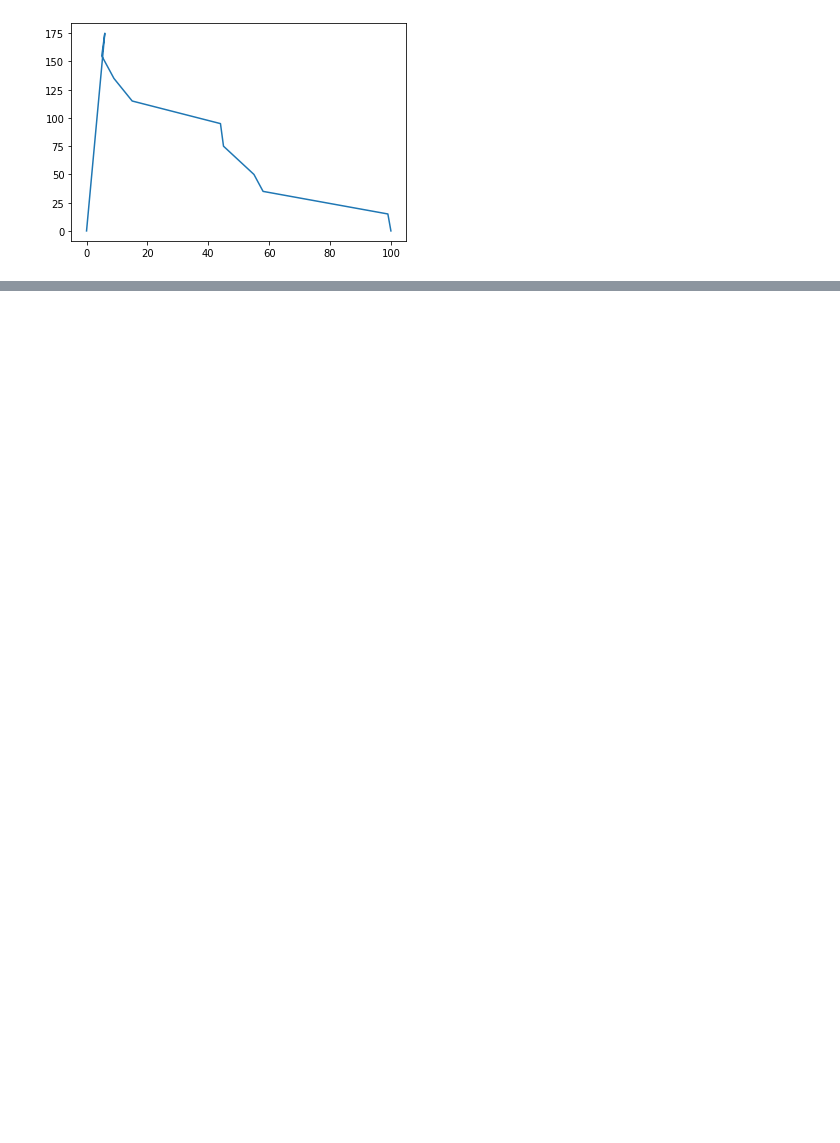
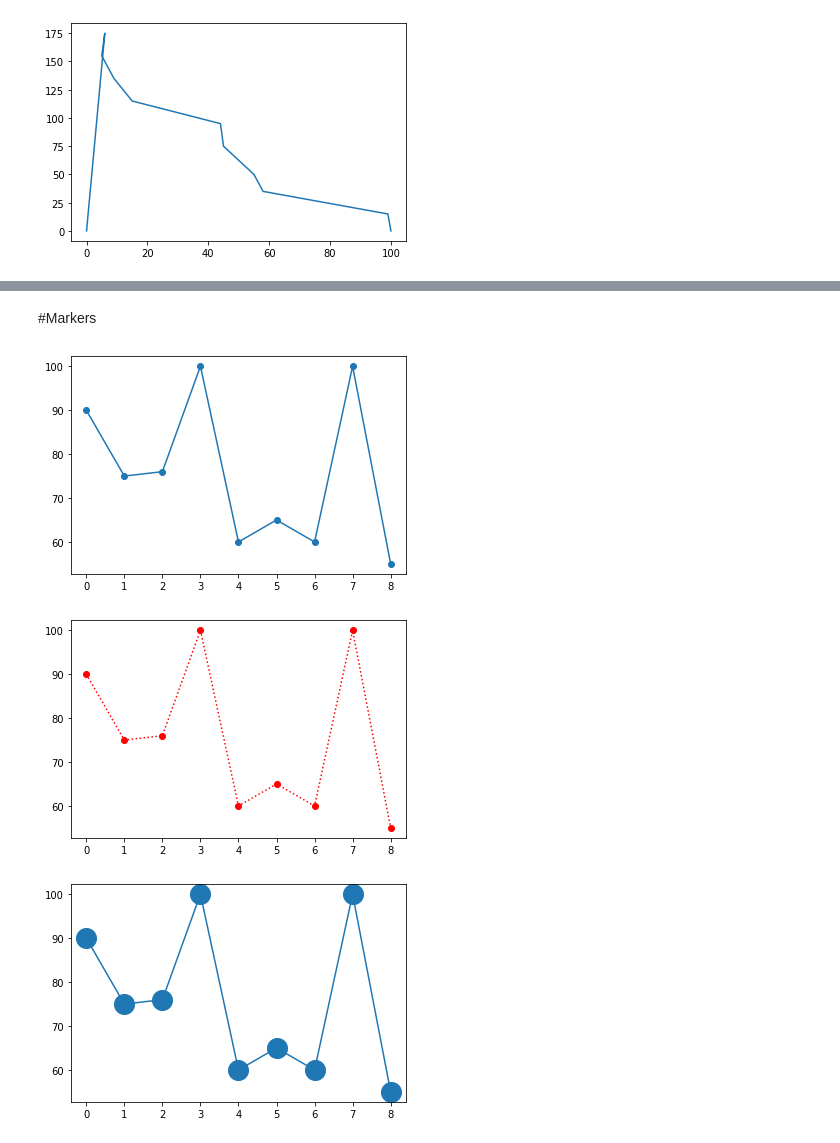
Before and after one commit to Devenderalla/python-, a Jupyter notebook: Bar_graph.ipynb, the cells around one changed output, grey strips where cells are left out. Drawn from its saved outputs; the diff is of its cells as text; code cells hidden in the pictures; blank space fills up the shorter version.

```diff
--- a/Bar_graph.ipynb
+++ b/Bar_graph.ipynb
@@ -13,0 +53,18 @@ plt.show()
+# %% [markdown]
+#Markers
+# %%
+import matplotlib.pyplot as plt
+import numpy as np
+
+ypoints = np.array([90,75,76,100,60,65,60,100,55])
+
+plt.plot(ypoints, marker = 'o')
+plt.show()
+plt.plot(ypoints, 'o:r')
+plt.show()
+plt.plot(ypoints, marker = 'o', ms = 20)
+plt.show()
+# %% [output]
+[figure, added]
+[figure, added]
+[figure, added]
```
Also changed, not shown: parts of 19 cells of this notebook.
